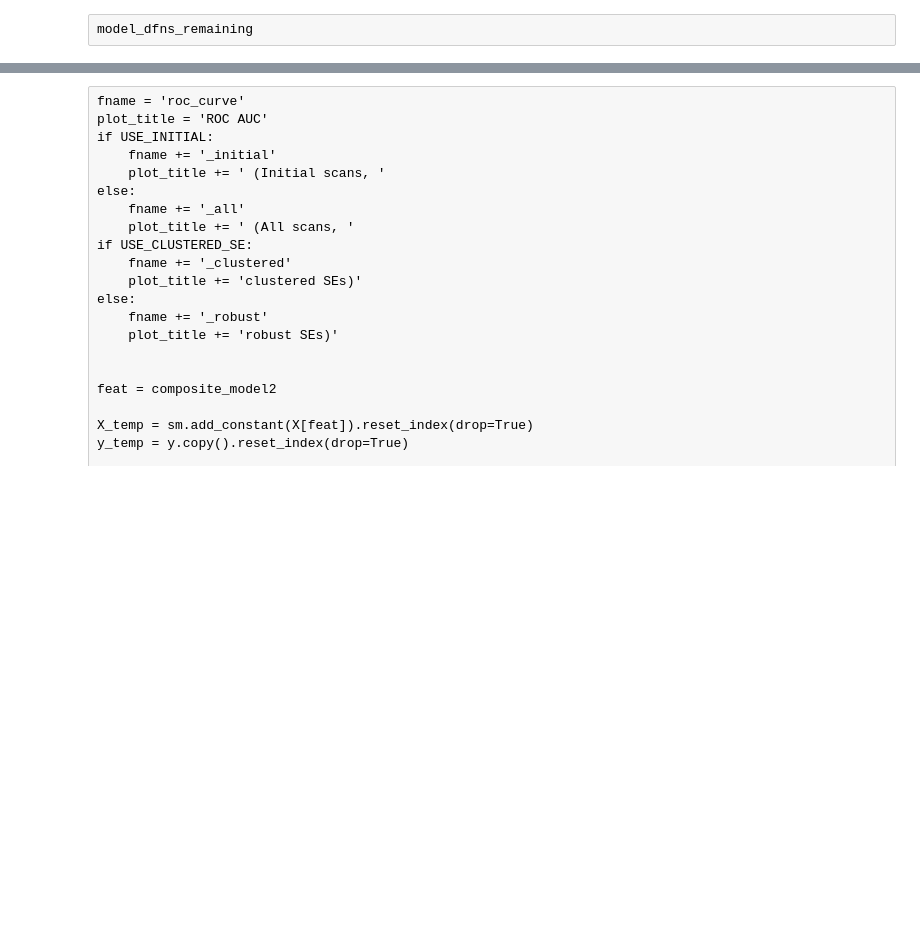
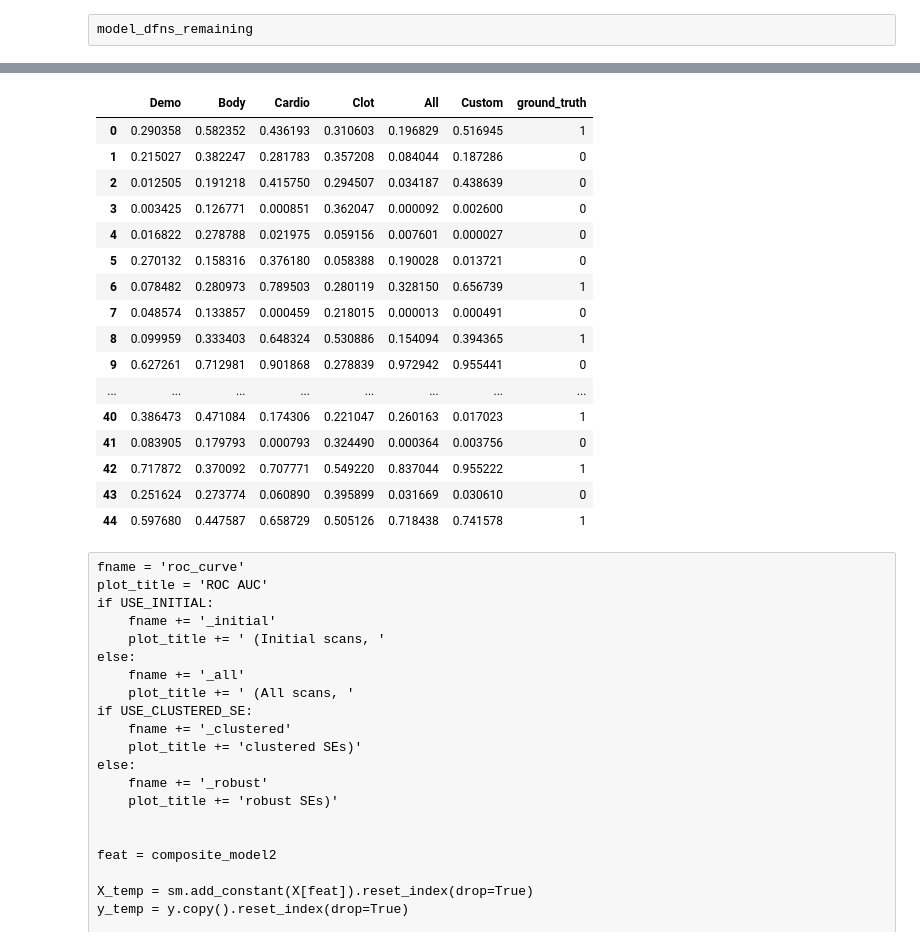
Before and after one commit to qaust/iCPET, a Jupyter notebook: src/logit.ipynb, the cells around one changed output, grey strips where cells are left out. Cells and saved outputs as stored; diff of their text form; code cells hidden in the pictures; blank space fills up the shorter version.

Commit message:
chore: Code in R to run DeLong tests. Code in Jupyter to export probabilities using cross_val_predict() to use in DeLong tests.

```diff
--- a/src/logit.ipynb
+++ b/src/logit.ipynb
@@ -817,0 +838,66 @@ composite
+# %%
+classifier = LogisticRegression(
+    random_state=SEED,
+    fit_intercept=True,
+    max_iter=1_000,
+    penalty=None,
+    solver='newton-cg',
+)
+
+predictions = pd.DataFrame()
+ground_truths = pd.DataFrame()
+
+for i, model_name in enumerate(model_dfn_names):
+
+    feat = model_dfns_remaining[model_name]
+    X_temp = X.loc[:, feat].reset_index(drop=True)
+    y_temp = y.copy().reset_index(drop=True)
+
+    predicted_probs = cross_val_predict(
+        estimator=classifier,
+        X=X_temp,
+        y=y_temp,
+        cv=5,
+        method='predict_proba',
+        n_jobs=-1
+    )
+    predicted_probs = pd.Series(
+        predicted_probs[:, 1],
+        name=model_name
+    )
+
+    predictions = pd.concat(
+        [predictions, predicted_probs],
+        axis=1
+    )
+
+    truth = pd.Series(y_temp, name=f"ground_truth({model_name}")
+    ground_truths = pd.concat(
+        [ground_truths, y_temp],
+        axis=1
+    )
+
+ground_truths['matching'] = ground_truths.eq(ground_truths.iloc[:, 0], axis=0).all(1)
+assert np.all(ground_truths['matching'])
+
+predictions = pd.concat([predictions, ground_truths.iloc[:, 0]], axis=1)
+predictions = predictions.rename(columns={"resolved_pe": "ground_truth"})
+predictions
+# %% [output]
+|  | Demo | Body | Cardio | Clot | All | Custom | ground_truth |
+| 0 | 0.290358 | 0.582352 | 0.436193 | 0.310603 | 0.196829 | 0.516945 | 1 |
+| 1 | 0.215027 | 0.382247 | 0.281783 | 0.357208 | 0.084044 | 0.187286 | 0 |
+| 2 | 0.012505 | 0.191218 | 0.415750 | 0.294507 | 0.034187 | 0.438639 | 0 |
+| 3 | 0.003425 | 0.126771 | 0.000851 | 0.362047 | 0.000092 | 0.002600 | 0 |
+| 4 | 0.016822 | 0.278788 | 0.021975 | 0.059156 | 0.007601 | 0.000027 | 0 |
+| 5 | 0.270132 | 0.158316 | 0.376180 | 0.058388 | 0.190028 | 0.013721 | 0 |
+| 6 | 0.078482 | 0.280973 | 0.789503 | 0.280119 | 0.328150 | 0.656739 | 1 |
+| 7 | 0.048574 | 0.133857 | 0.000459 | 0.218015 | 0.000013 | 0.000491 | 0 |
+| 8 | 0.099959 | 0.333403 | 0.648324 | 0.530886 | 0.154094 | 0.394365 | 1 |
+| 9 | 0.627261 | 0.712981 | 0.901868 | 0.278839 | 0.972942 | 0.955441 | 0 |
+| ... | ... | ... | ... | ... | ... | ... | ... |
+| 40 | 0.386473 | 0.471084 | 0.174306 | 0.221047 | 0.260163 | 0.017023 | 1 |
+| 41 | 0.083905 | 0.179793 | 0.000793 | 0.324490 | 0.000364 | 0.003756 | 0 |
+| 42 | 0.717872 | 0.370092 | 0.707771 | 0.549220 | 0.837044 | 0.955222 | 1 |
+| 43 | 0.251624 | 0.273774 | 0.060890 | 0.395899 | 0.031669 | 0.030610 | 0 |
+| 44 | 0.597680 | 0.447587 | 0.658729 | 0.505126 | 0.718438 | 0.741578 | 1 |
```
Also changed, not shown: parts of 13 cells of this notebook, 4 other files.
